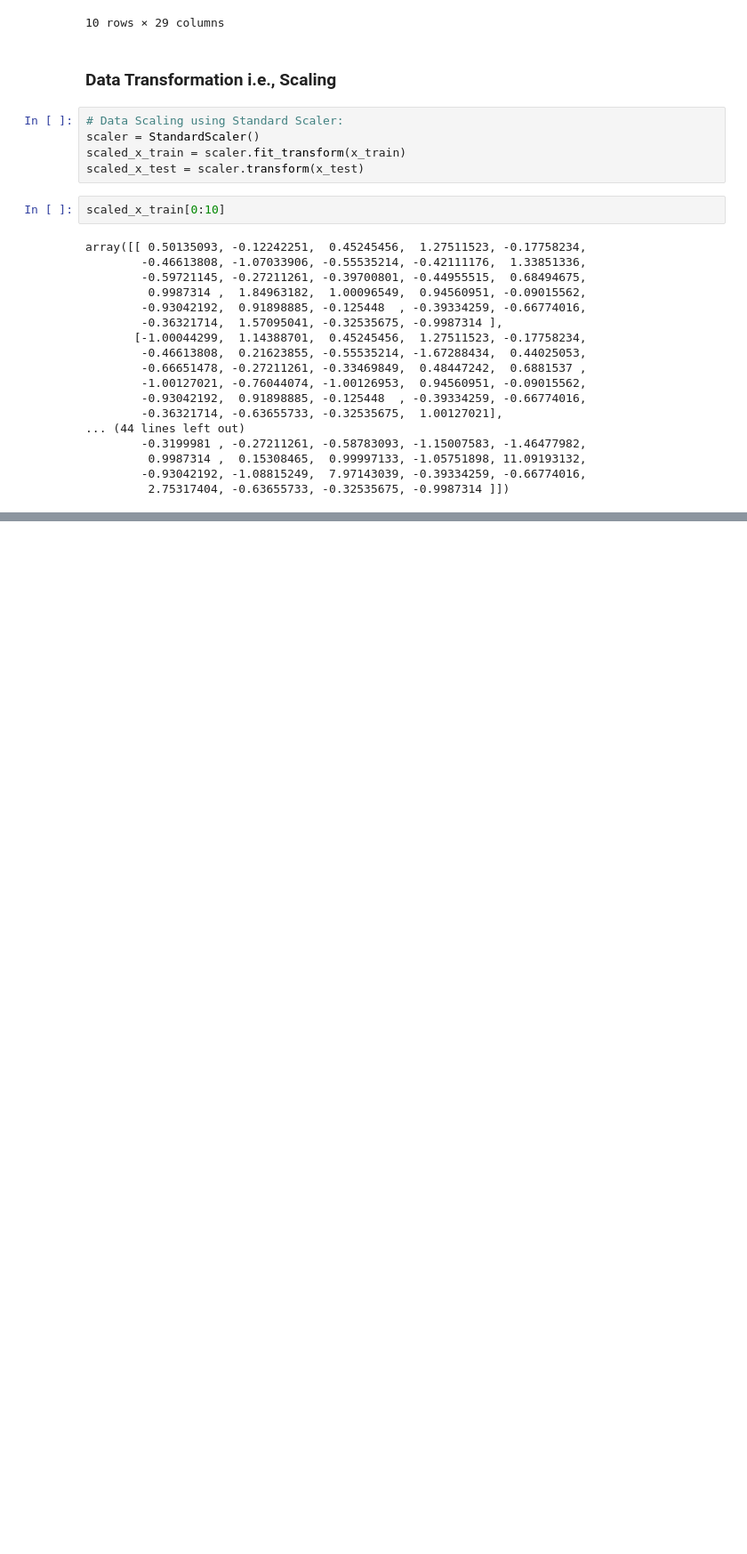
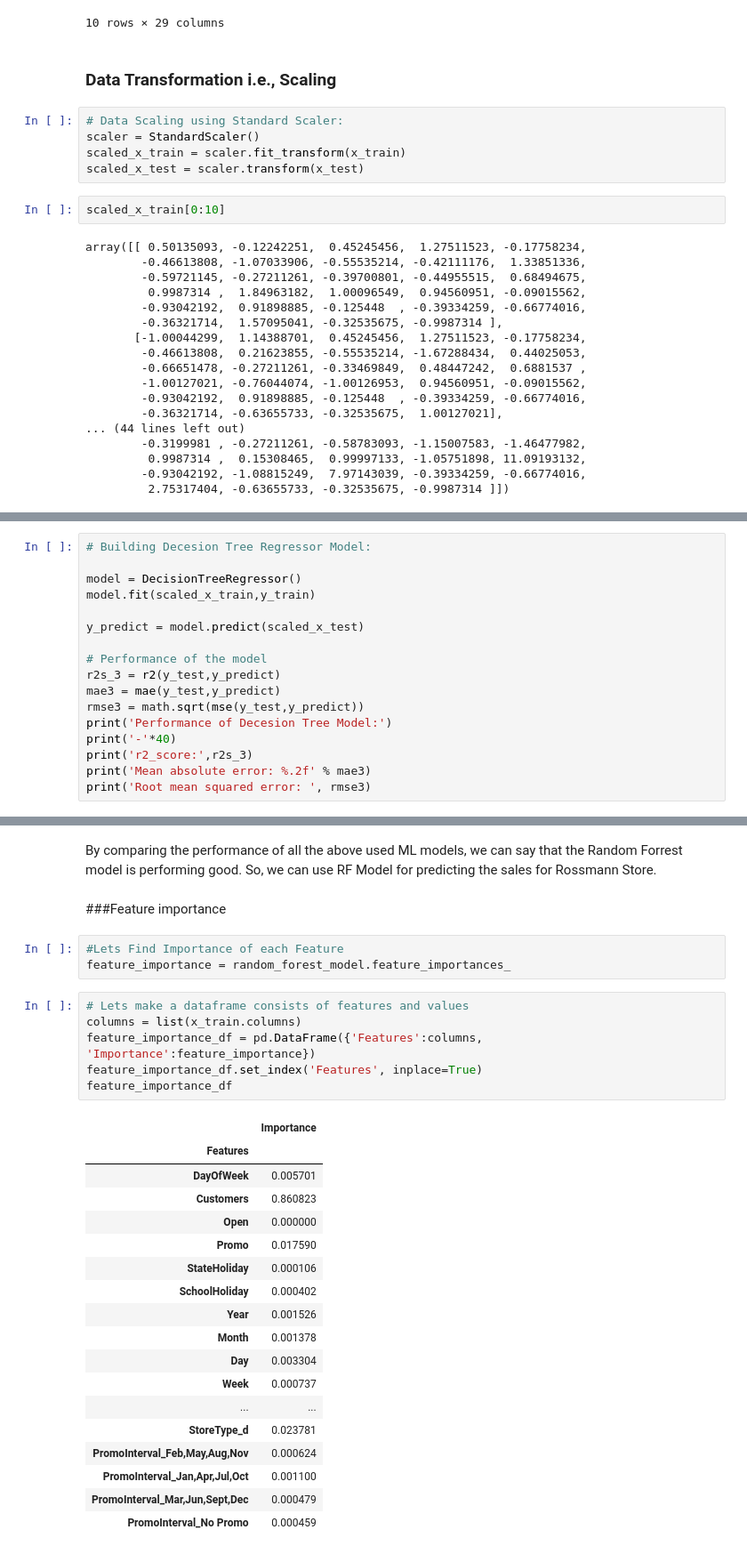
Before and after one commit to tusharsgaidhane/Retail_Sales_Prediction, a Jupyter notebook: Rossmann_Sales_Prediction_Capstone_Project.ipynb, the cells around one changed output, grey strips where cells are left out. Shown at 89% size. Saved outputs shown, nothing was run; the diff lists cells and outputs as text; blank space fills up the shorter version.

```diff
--- a/Rossmann_Sales_Prediction_Capstone_Project.ipynb
+++ b/Rossmann_Sales_Prediction_Capstone_Project.ipynb
@@ -802,0 +892,17 @@ array([[ 0.50135093, -0.12242251,  0.45245456,  1.27511523, -0.17758234,
+# %%
+# Building Decesion Tree Regressor Model:
+
+model = DecisionTreeRegressor()
+model.fit(scaled_x_train,y_train)
+
+y_predict = model.predict(scaled_x_test)
+
+# Performance of the model
+r2s_3 = r2(y_test,y_predict)
+mae3 = mae(y_test,y_predict)
+rmse3 = math.sqrt(mse(y_test,y_predict))
+print('Performance of Decesion Tree Model:')
+print('-'*40)
+print('r2_score:',r2s_3)
+print('Mean absolute error: %.2f' % mae3)
+print('Root mean squared error: ', rmse3)
@@ -802,0 +958,32 @@ array([[ 0.50135093, -0.12242251,  0.45245456,  1.27511523, -0.17758234,
+# %% [markdown]
+By comparing the performance of all the above used ML models, we can say that the Random Forrest model is performing good. So, we can use RF Model for predicting the sales for Rossmann Store.
+# %% [markdown]
+###Feature importance
+# %%
+#Lets Find Importance of each Feature
+feature_importance = random_forest_model.feature_importances_
+# %%
+# Lets make a dataframe consists of features and values
+columns = list(x_train.columns)
+feature_importance_df = pd.DataFrame({'Features':columns, 'Importance':feature_importance})
+feature_importance_df.set_index('Features', inplace=True)
+feature_importance_df
+# %% [output]
+|  | Importance |
+| Features |  |
+| DayOfWeek | 0.005701 |
+| Customers | 0.860823 |
+| Open | 0.000000 |
+| Promo | 0.017590 |
+| StateHoliday | 0.000106 |
+| SchoolHoliday | 0.000402 |
+| Year | 0.001526 |
+| Month | 0.001378 |
+| Day | 0.003304 |
+| Week | 0.000737 |
+| ... | ... |
+| StoreType_d | 0.023781 |
+| PromoInterval_Feb,May,Aug,Nov | 0.000624 |
+| PromoInterval_Jan,Apr,Jul,Oct | 0.001100 |
+| PromoInterval_Mar,Jun,Sept,Dec | 0.000479 |
+| PromoInterval_No Promo | 0.000459 |
```
Also changed, not shown: parts of 19 cells of this notebook.
